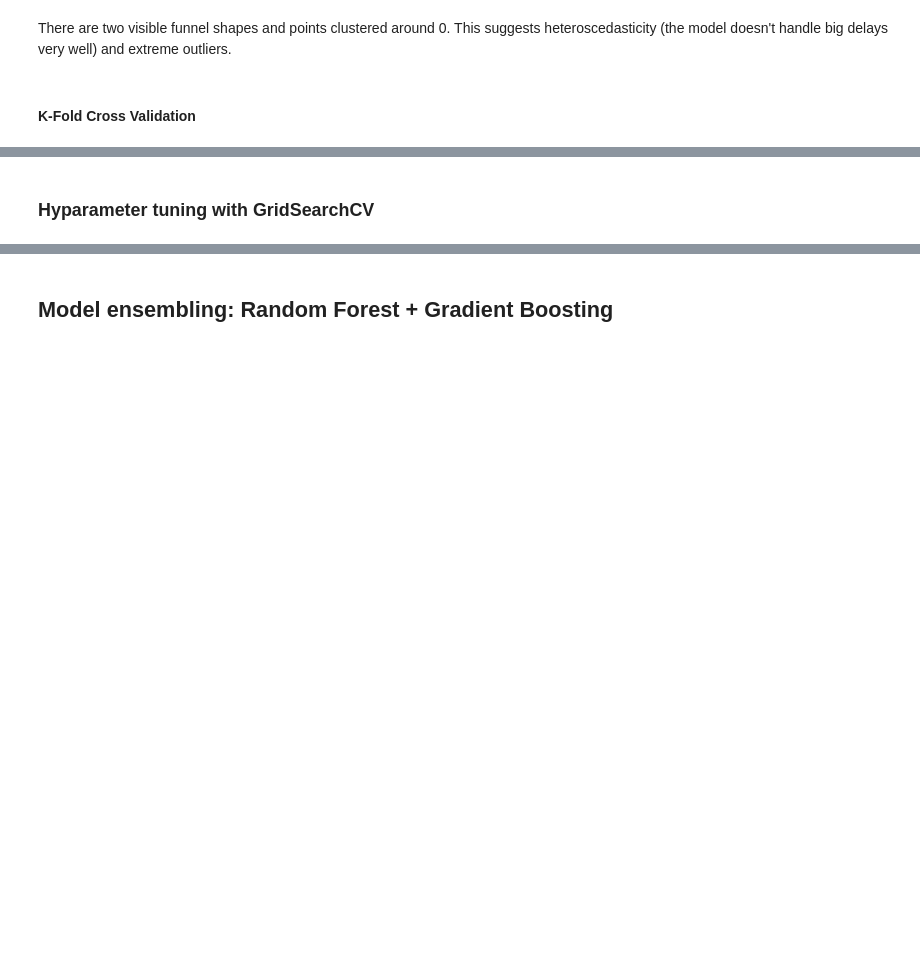
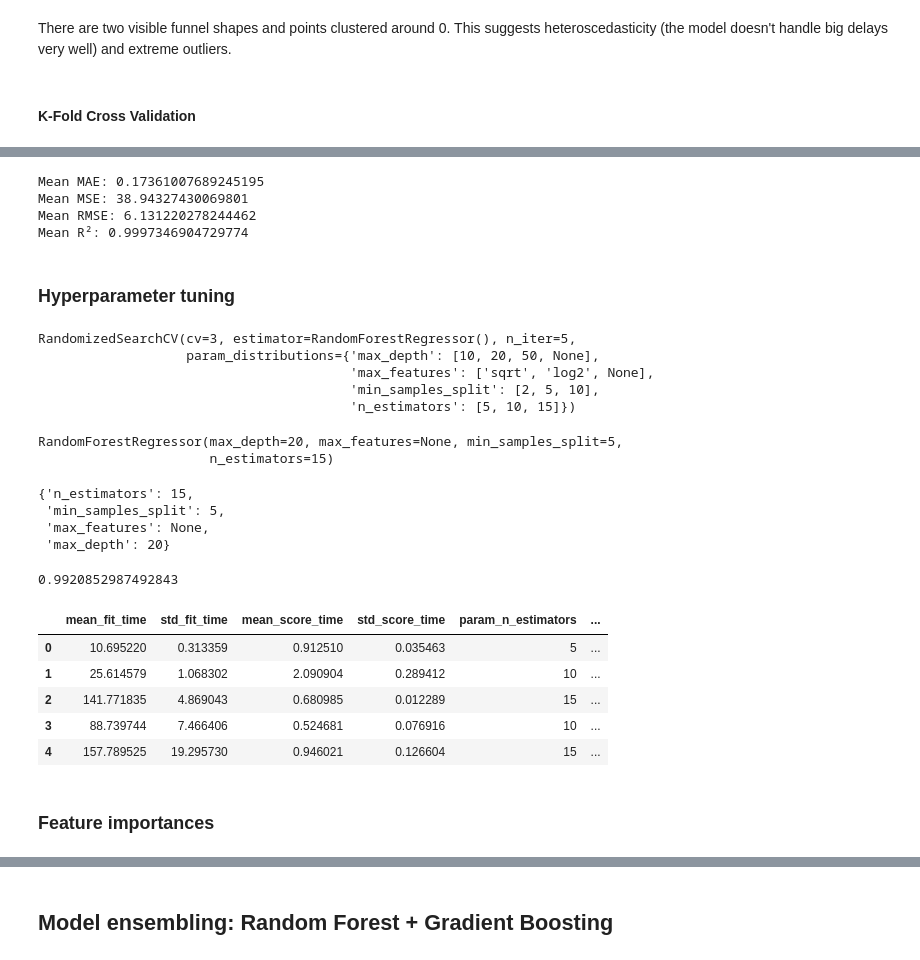
Before and after one commit to nadpierre/stm-transit-delay-prediction, a Jupyter notebook: notebooks/data_modeling.ipynb, the cells around one changed output, grey strips where cells are left out. Saved outputs shown, nothing was run; the diff lists cells and outputs as text; code cells hidden in the pictures; blank space fills up the shorter version.

```diff
--- a/notebooks/data_modeling.ipynb
+++ b/notebooks/data_modeling.ipynb
@@ -129,2 +127,71 @@ The previous stop delay is the most significant feature in the model, which make
+# %%
+print(f'Mean MAE: {-scores_df['test_MAE'].mean()}')
+print(f'Mean MSE: {-scores_df['test_MSE'].mean()}')
+print(f'Mean RMSE: {np.sqrt(-scores_df['test_MSE']).mean()}')
+print(f'Mean R²: {scores_df['test_R²'].mean()}')
+# %% [output]
+Mean MAE: 0.17361007689245195
+Mean MSE: 38.94327430069801
+Mean RMSE: 6.131220278244462
+Mean R²: 0.9997346904729774
 # %% [markdown]
-### Hyparameter tuning with GridSearchCV
+### Hyperparameter tuning
+# %%
+# Since the model is performing really well,
+# run a randomized search instead of a grid search because it's faster
+param_dist = {
+    'n_estimators': [5, 10, 20],
+    'max_depth': [10, 20, 30, 50, None],
+    'min_samples_split': [2, 5, 10, 15],
+    'max_features': ['sqrt', 'log2', None]
+}
+
+scoring = {
+    'MAE': make_scorer(mean_absolute_error, greater_is_better=False),
+    'MSE': make_scorer(mean_squared_error, greater_is_better=False),
+    'R2': make_scorer(r2_score)
+}
+
+search_model = RandomizedSearchCV(
+  estimator=RandomForestRegressor(),
+  param_distributions=param_dist,
+  scoring=scoring,
+  refit='RMSE',
+  n_iter=10,
+  cv=5,
+  random_state=42)
+
+search_model.fit(X_train, y_train)
+# %% [output]
+RandomizedSearchCV(cv=3, estimator=RandomForestRegressor(), n_iter=5,
+                   param_distributions={'max_depth': [10, 20, 50, None],
+                                        'max_features': ['sqrt', 'log2', None],
+                                        'min_samples_split': [2, 5, 10],
+                                        'n_estimators': [5, 10, 15]})
+# %%
+search_model.best_estimator_
+# %% [output]
+RandomForestRegressor(max_depth=20, max_features=None, min_samples_split=5,
+                      n_estimators=15)
+# %%
+search_model.best_params_ #provides same results
+# %% [output]
+{'n_estimators': 15,
+ 'min_samples_split': 5,
+ 'max_features': None,
+ 'max_depth': 20}
+# %%
+search_model.best_score_
+# %% [output]
+0.9920852987492843
+# %%
+pd.DataFrame(search_model.cv_results_)
+# %% [output]
+|  | mean_fit_time | std_fit_time | mean_score_time | std_score_time | param_n_estimators | ... |
+| 0 | 10.695220 | 0.313359 | 0.912510 | 0.035463 | 5 | ... |
+| 1 | 25.614579 | 1.068302 | 2.090904 | 0.289412 | 10 | ... |
+| 2 | 141.771835 | 4.869043 | 0.680985 | 0.012289 | 15 | ... |
+| 3 | 88.739744 | 7.466406 | 0.524681 | 0.076916 | 10 | ... |
+| 4 | 157.789525 | 19.295730 | 0.946021 | 0.126604 | 15 | ... |
+# %% [markdown]
+### Feature importances
```
Also changed, not shown: parts of 18 cells of this notebook, 11 other files.
